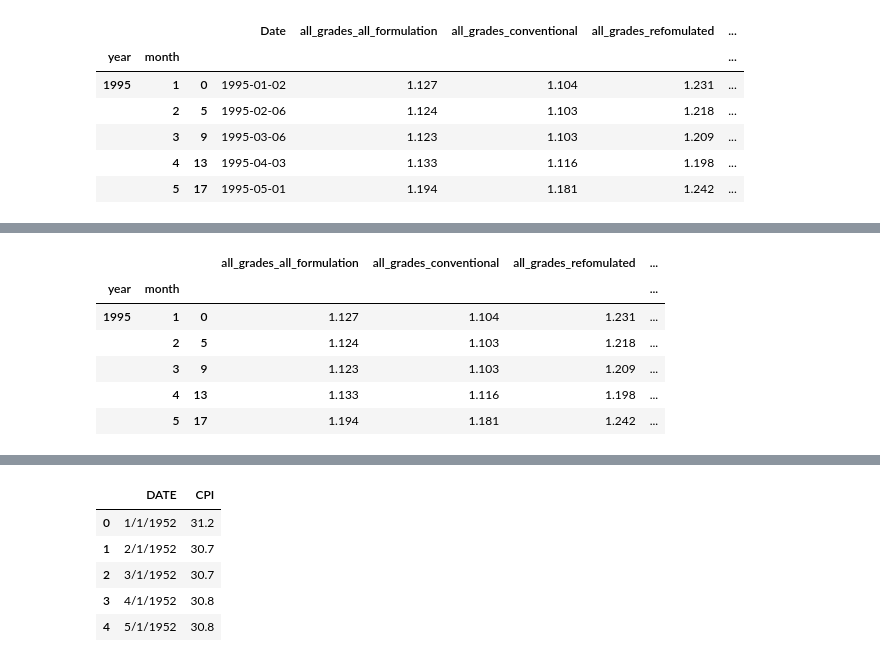
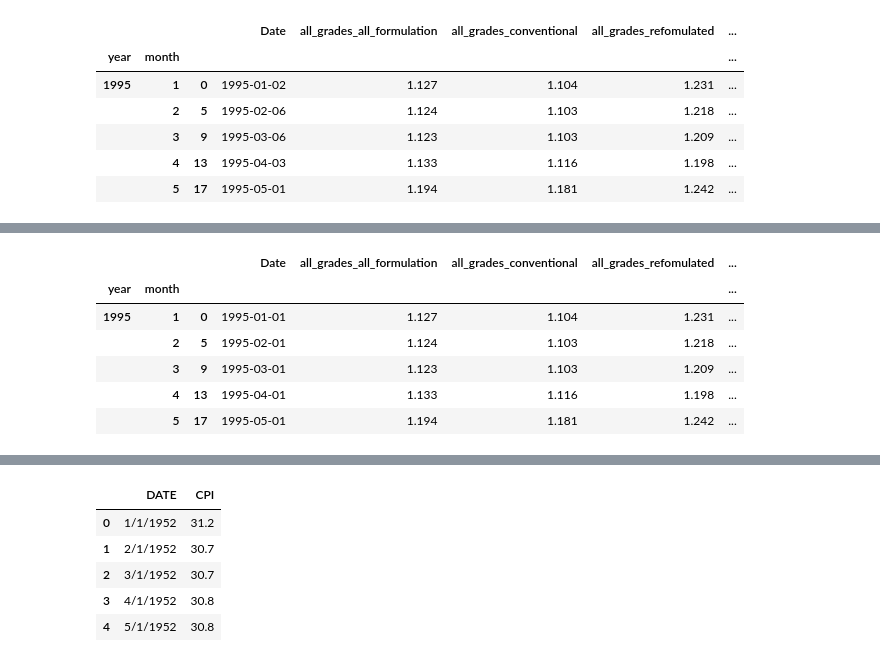
Before and after one commit to Jblueart/winning_project, a Jupyter notebook: cleaning_data_1.ipynb, the cells around one changed output, grey strips where cells are left out. Cells and saved outputs as stored; diff of their text form; code cells hidden in the pictures.

```diff
--- a/cleaning_data_1.ipynb
+++ b/cleaning_data_1.ipynb
@@ -85,7 +85,3 @@ gas_prices_revised.head(5)
 |  | 3 | 9 | 1995-03-06 | 1.123 | 1.103 | 1.209 | ... |
 |  | 4 | 13 | 1995-04-03 | 1.133 | 1.116 | 1.198 | ... |
 |  | 5 | 17 | 1995-05-01 | 1.194 | 1.181 | 1.242 | ... |
-# %%
-#adding a column that only has the year and the month so we can tie out to the food dataframe
-gas_prices_revised["Month1"] = gas_prices_revised["Date"].dt.to_period('M')
-gas_prices_revised.head()
@@ -99,0 +88,5 @@ gas_prices_revised.head()
+# %%
+#adding a column that only has the year and the month so we can tie out to the food dataframe
+from datetime import datetime
+gas_prices_revised["Date"] = pd.to_datetime(gas_prices_revised["Date"]).apply(lambda x: x.replace(day=1))
+gas_prices_revised.head()
@@ -100,16 +101,16 @@ gas_prices_revised.head()
 # %%
-#dropping the extra month/day/year/Date columns
-gas_prices_revised = gas_prices_revised.drop(['year', 'month', 'day', 'Date'], axis=1)
+#dropping the extra month/day/yearcolumns
+gas_prices_revised = gas_prices_revised.drop(['year', 'month', 'day'], axis=1)
 
 gas_prices_revised.head()
 # %% [output]
-|  |  |  | all_grades_all_formulation | all_grades_conventional | all_grades_refomulated | ... |
-| year | month |  |  |  |  | ... |
-| 1995 | 1 | 0 | 1.127 | 1.104 | 1.231 | ... |
-|  | 2 | 5 | 1.124 | 1.103 | 1.218 | ... |
-|  | 3 | 9 | 1.123 | 1.103 | 1.209 | ... |
-|  | 4 | 13 | 1.133 | 1.116 | 1.198 | ... |
-|  | 5 | 17 | 1.194 | 1.181 | 1.242 | ... |
+|  |  |  | Date | all_grades_all_formulation | all_grades_conventional | all_grades_refomulated | ... |
+| year | month |  |  |  |  |  | ... |
+| 1995 | 1 | 0 | 1995-01-01 | 1.127 | 1.104 | 1.231 | ... |
+|  | 2 | 5 | 1995-02-01 | 1.124 | 1.103 | 1.218 | ... |
+|  | 3 | 9 | 1995-03-01 | 1.123 | 1.103 | 1.209 | ... |
+|  | 4 | 13 | 1995-04-01 | 1.133 | 1.116 | 1.198 | ... |
+|  | 5 | 17 | 1995-05-01 | 1.194 | 1.181 | 1.242 | ... |
 # %%
 #resetting the index so its not by date
 gas_prices_revised = gas_prices_revised.reset_index(drop=True)
```
Also changed, not shown: parts of 16 cells of this notebook, 6 other files.
